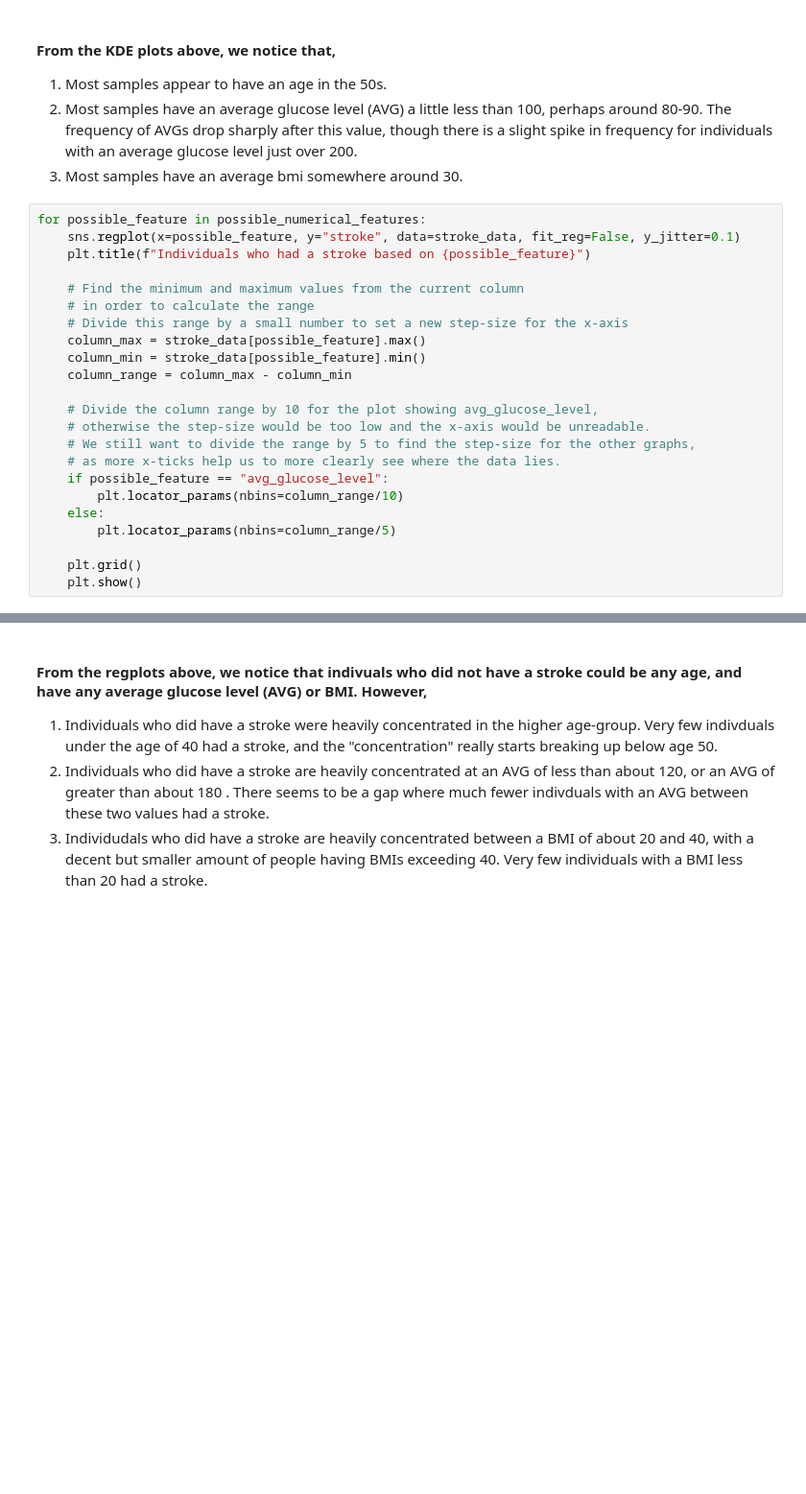
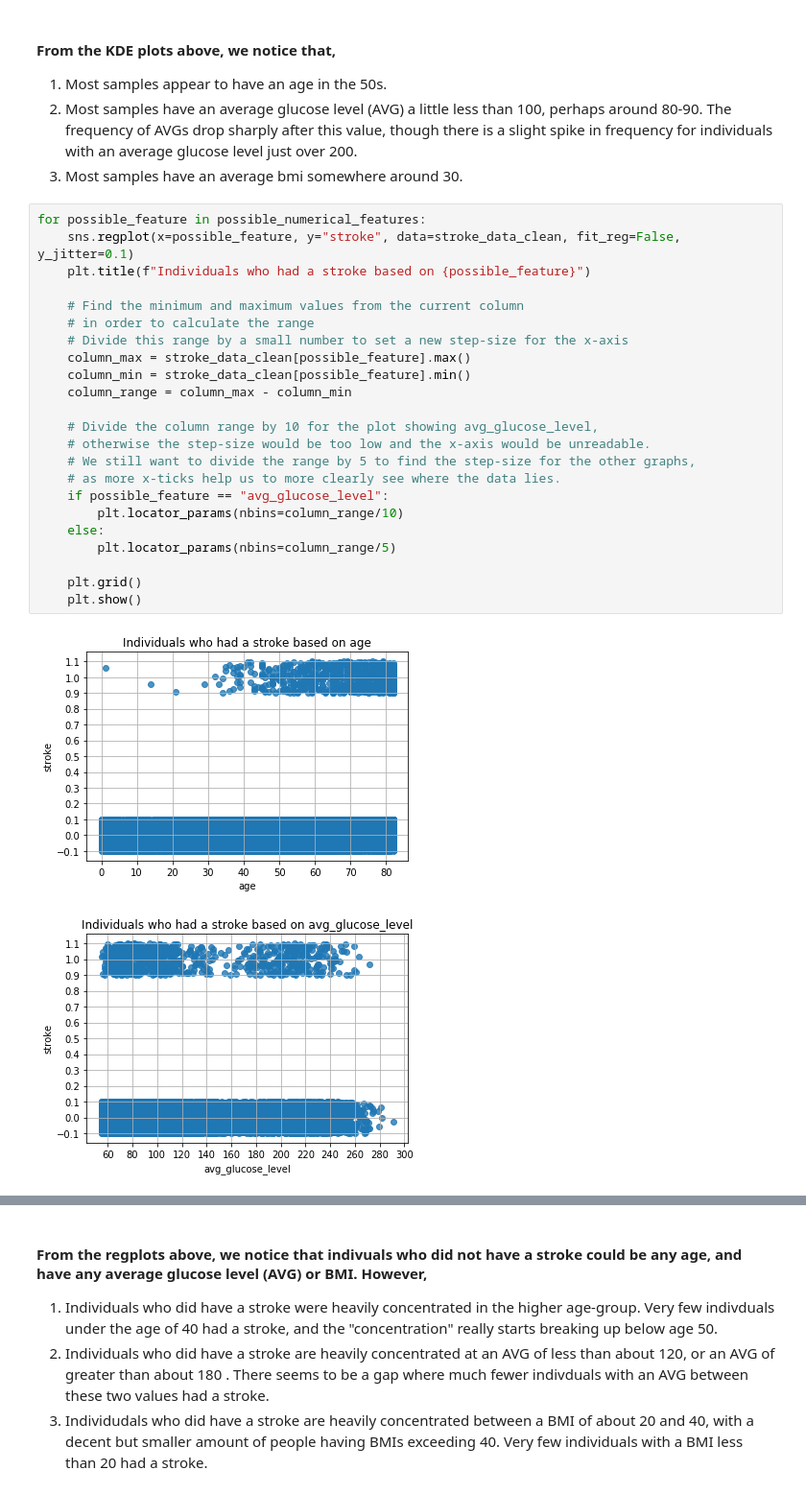
Before and after one commit to TylerTompa/UNCC_Project_3, a Jupyter notebook: healthcare-data/Jupyter/Training_Data.ipynb, the cells around one changed output, grey strips where cells are left out. Shown at 96% size. Drawn from its saved outputs; the diff is of its cells as text; blank space fills up the shorter version.

```diff
--- a/healthcare-data/Jupyter/Training_Data.ipynb
+++ b/healthcare-data/Jupyter/Training_Data.ipynb
@@ -345,24 +385,27 @@ for possible_feature in possible_numerical_features:
 3. Most samples have an average bmi somewhere around 30.
 # %%
 for possible_feature in possible_numerical_features:
-    sns.regplot(x=possible_feature, y="stroke", data=stroke_data, fit_reg=False, y_jitter=0.1)
+    sns.regplot(x=possible_feature, y="stroke", data=stroke_data_clean, fit_reg=False, y_jitter=0.1)
     plt.title(f"Individuals who had a stroke based on {possible_feature}")
 
     # Find the minimum and maximum values from the current column
     # in order to calculate the range
     # Divide this range by a small number to set a new step-size for the x-axis
-    column_max = stroke_data[possible_feature].max()
-    column_min = stroke_data[possible_feature].min()
+    column_max = stroke_data_clean[possible_feature].max()
+    column_min = stroke_data_clean[possible_feature].min()
     column_range = column_max - column_min
 
     # Divide the column range by 10 for the plot showing avg_glucose_level,
     # otherwise the step-size would be too low and the x-axis would be unreadable.
     # We still want to divide the range by 5 to find the step-size for the other graphs,
     # as more x-ticks help us to more clearly see where the data lies.
     if possible_feature == "avg_glucose_level":
         plt.locator_params(nbins=column_range/10)
     else:
         plt.locator_params(nbins=column_range/5)
 
     plt.grid()
     plt.show()
+# %% [output]
+[figure, added]
+[figure, added]
```
Also changed, not shown: parts of 26 cells of this notebook.
